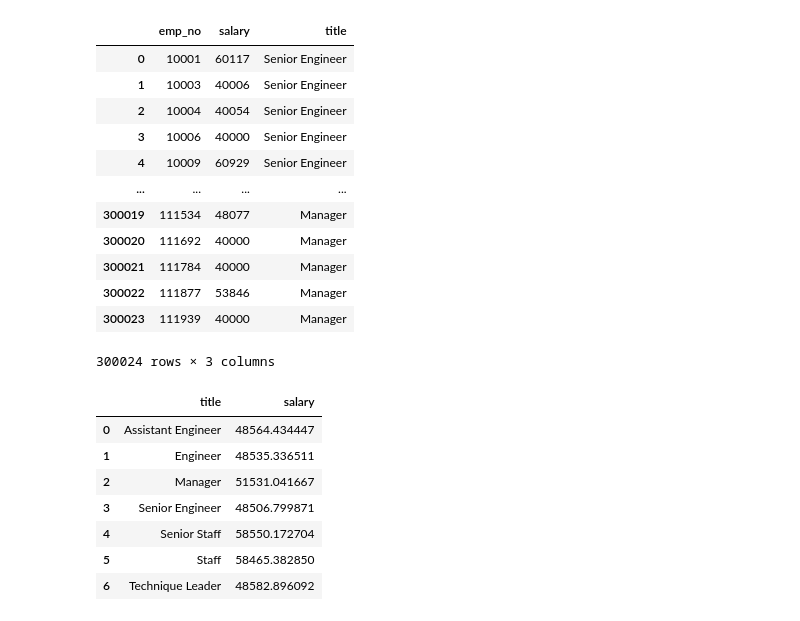
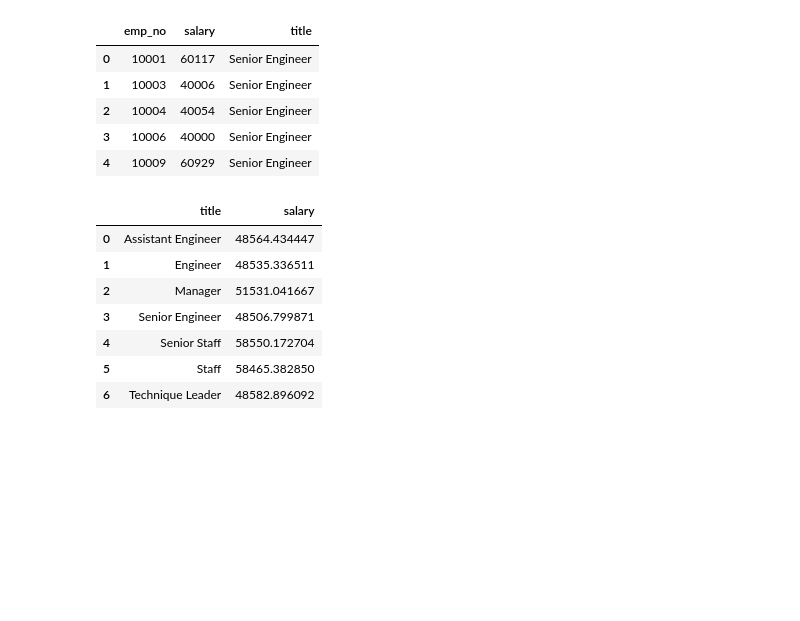
Before and after one commit to elysesulkey/sql-challenge, a Jupyter notebook: emp_data_bonus.ipynb, the cells around one changed output. Cells and saved outputs as stored; diff of their text form; code cells hidden in the pictures; blank space fills up the shorter version.

```diff
--- a/emp_data_bonus.ipynb
+++ b/emp_data_bonus.ipynb
@@ -27,9 +10,0 @@ renamed_title_df.head()
-# %%
-# create salaries df
-salaries_df = pd.read_sql("SELECT * FROM salaries", connection)
-
-# merge salaries with employee data
-emp_salary_df = pd.merge(salaries_df, renamed_title_df, on="emp_no", how="inner")
-
-# show sample
-emp_salary_df.head()
@@ -43,9 +10,0 @@ emp_salary_df.head()
-# %%
-# create titles df
-titles_df = pd.read_sql("SELECT * FROM titles", connection)
-
-# merge title name with employee data
-complete_emp_df = pd.merge(emp_salary_df, titles_df, on="title_id", how="inner")
-
-# show sample
-complete_emp_df.head()
@@ -59,20 +11,30 @@ complete_emp_df.head()
-# %%
-# drop unnecessary columns
-finished_df = complete_emp_df.drop(columns=["title_id", "birth_date", "first_name", "last_name", "sex", "hire_date"])
-
-# drop rows with missing values
-finished_df.dropna(how='any')
-# %% [output]
-|  | emp_no | salary | title |
-| 0 | 10001 | 60117 | Senior Engineer |
-| 1 | 10003 | 40006 | Senior Engineer |
-| 2 | 10004 | 40054 | Senior Engineer |
-| 3 | 10006 | 40000 | Senior Engineer |
-| 4 | 10009 | 60929 | Senior Engineer |
-| ... | ... | ... | ... |
-| 300019 | 111534 | 48077 | Manager |
-| 300020 | 111692 | 40000 | Manager |
-| 300021 | 111784 | 40000 | Manager |
-| 300022 | 111877 | 53846 | Manager |
-| 300023 | 111939 | 40000 | Manager |
-300024 rows × 3 columns
+# %%
+# select necessary data
+employees = pd.read_sql("SELECT * FROM employees", connection)
+salaries = pd.read_sql("SELECT * FROM salaries", connection)
+titles = pd.read_sql("SELECT * FROM titles", connection)
+
+# rename title column for consistency between datasets
+cleaned_employees = employees.rename(columns={"emp_title_id":"title_id"})
+
+# merge salaries with employee data
+emp_salary_df = pd.merge(salaries_df, renamed_title_df, on="emp_no", how="inner")
+
+# merge title name with employee salary information
+complete_emp_df = pd.merge(emp_salary_df, titles_df, on="title_id", how="inner")
+
+# drop unnecessary columns
+finished_df = complete_emp_df.drop(columns=["title_id", "birth_date", "first_name", "last_name", "sex", "hire_date"])
+
+# drop rows with missing values
+finished_df.dropna(how='any')
+
+# show sample of dataframe
+finished_df.head()
+# %% [output]
+|  | emp_no | salary | title |
+| 0 | 10001 | 60117 | Senior Engineer |
+| 1 | 10003 | 40006 | Senior Engineer |
+| 2 | 10004 | 40054 | Senior Engineer |
+| 3 | 10006 | 40000 | Senior Engineer |
+| 4 | 10009 | 60929 | Senior Engineer |
```
Also changed, not shown: parts of 6 cells of this notebook, 2 other files.
